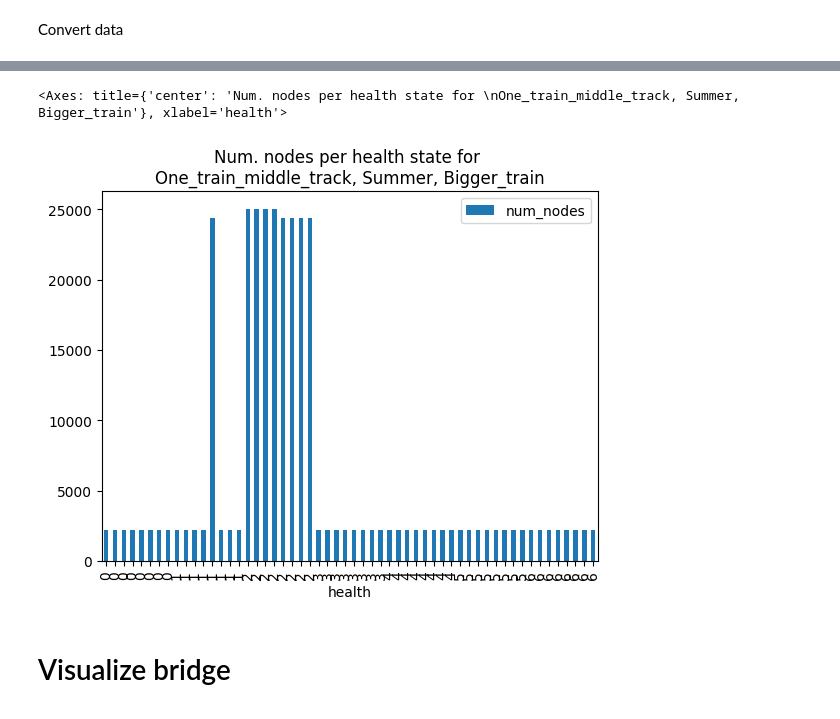
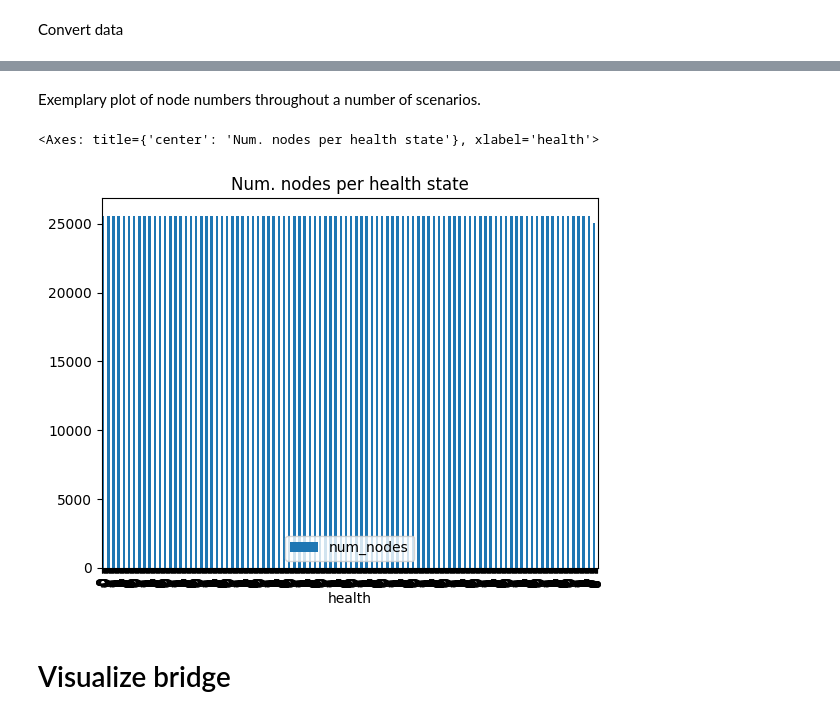
Before and after one commit to marius-ne/CIE_ProjectB_Group13, a Jupyter notebook: Program_B.ipynb, the cells around one changed output, grey strips where cells are left out. Cells and saved outputs as stored; diff of their text form; code cells hidden in the pictures.

```diff
--- a/Program_B.ipynb
+++ b/Program_B.ipynb
@@ -248,12 +295,14 @@ nums
   'health': 6,
   'variable': 7,
   'num_nodes': 24366}]
+# %% [markdown]
+Exemplary plot of node numbers throughout a number of scenarios.
 # %%
 nn_df = pd.DataFrame(nums)
-nn_df[(nn_df["train_config"]==1) & (nn_df["season"]==0) & (nn_df["load"]==0)].plot(
+nn_df.plot(
     x="health", y="num_nodes", kind="bar",
-    title=f"Num. nodes per health state for \n{TRAIN_CONFIGS[1]}, {SEASONS[0]}, {LOADS[0]}"
+    title=f"Num. nodes per health state"
 )
 # %% [output]
-<Axes: title={'center': 'Num. nodes per health state for \nOne_train_middle_track, Summer, Bigger_train'}, xlabel='health'>
+<Axes: title={'center': 'Num. nodes per health state'}, xlabel='health'>
-[figure, old version]
+[figure, new version]
```
Also changed, not shown: parts of 11 cells of this notebook, 2 other files.
